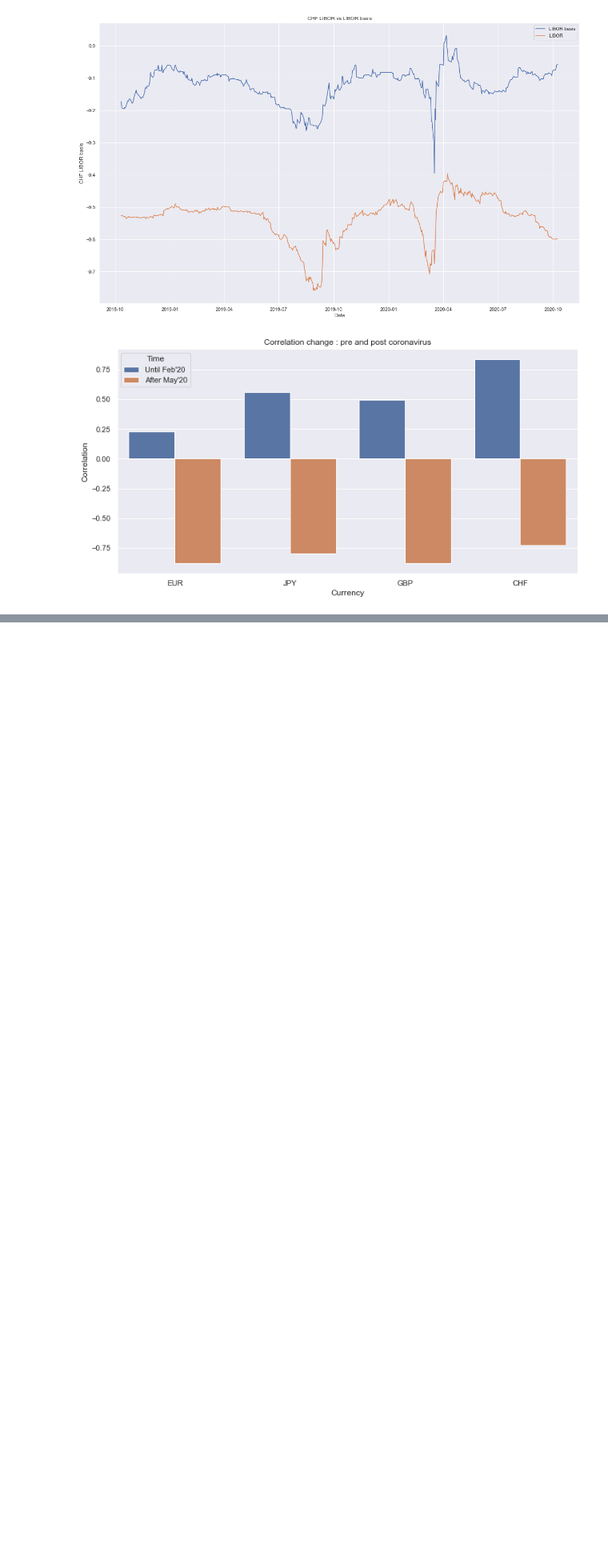
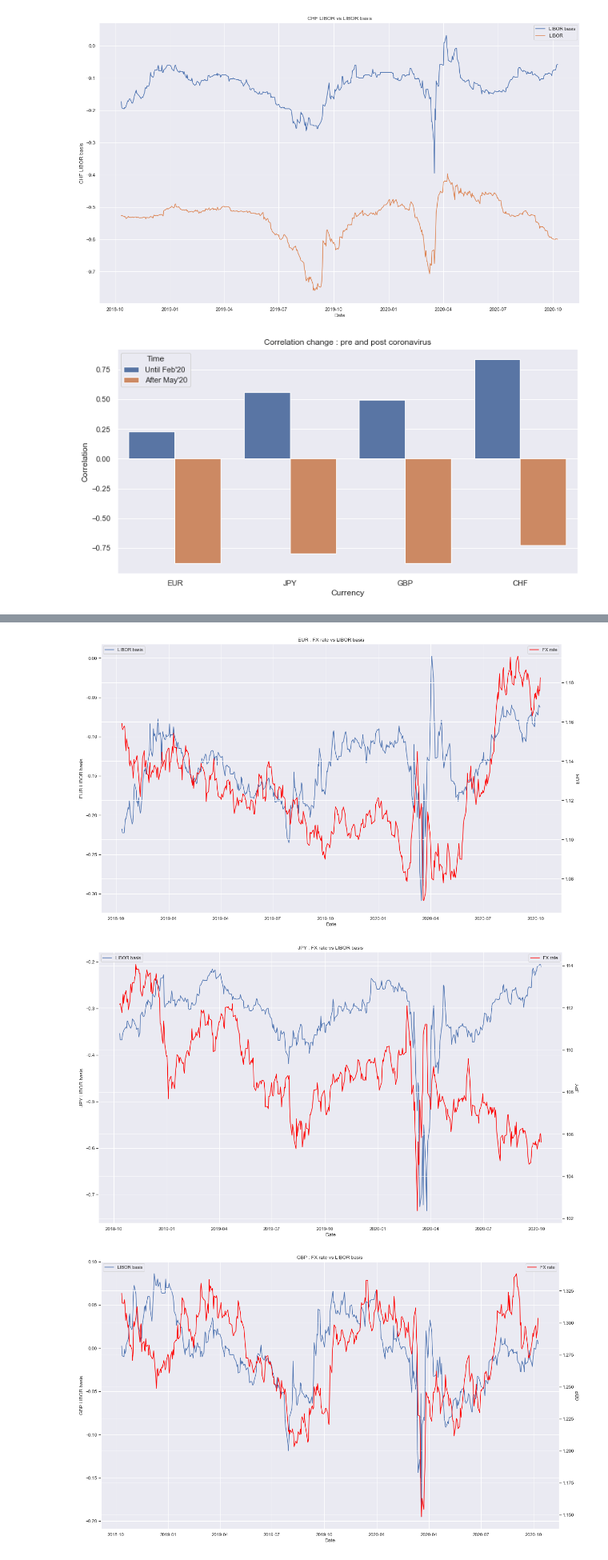
Before and after one commit to manishchalana/230h-project, a Jupyter notebook: rates and basis.ipynb, the cells around one changed output, grey strips where cells are left out. Shown at 80% size. Saved outputs shown, nothing was run; the diff lists cells and outputs as text; code cells hidden in the pictures; blank space fills up the shorter version.

Commit message:
Added code to generate for basis vs fx rates relation

```diff
--- a/rates and basis.ipynb
+++ b/rates and basis.ipynb
@@ -105,3 +105,15 @@ plt.savefig(os.path.join('output', 'Correlation_change_pre_and_post_corona.jpg')
 plt.show()
 # %% [output]
 [figure]
+# %%
+fx_list = []
+
+for ccy in currencies:
+    df = pd.read_excel('fx_rate.xlsx', sheet_name=ccy.upper()).rename(lambda x: ccy if x=='Last Price' else x, axis='columns').set_index('Date')
+    df.index = pd.to_datetime(df.index)
+    df = df.sort_index()
+    fx_list.append(df)
+
+fx = pd.concat(fx_list, axis=1)
+
+fx
@@ -107,0 +135,17 @@ plt.show()
+# %%
+for ccy in currencies:
+    df = pd.concat([xccy[ccy + " LIBOR basis"]/100, fx[ccy]], axis=1).dropna()
+    fig, ax = plt.subplots(figsize=(20, 12))
+    sns.lineplot(x=df.index, y=ccy + " LIBOR basis", data=df, ax=ax, label='LIBOR basis')
+    ax.legend(loc='upper left')
+    ax2 = ax.twinx()
+    sns.lineplot(x=df.index, y=ccy, data=df, ax=ax2, color='red', label='FX rate')
+    ax2.legend(loc='upper right')
+    ax.set_title(ccy + " : FX rate vs LIBOR basis")
+    plt.savefig(os.path.join('output', ccy + "_fx_rates_vs_basis.jpg"), format='jpeg')
+#     print(df.corr())
+    plt.show()
+# %% [output]
+[figure, added]
+[figure, added]
+[figure, added]
```
Also changed, not shown: parts of 2 cells of this notebook, 5 other files.
